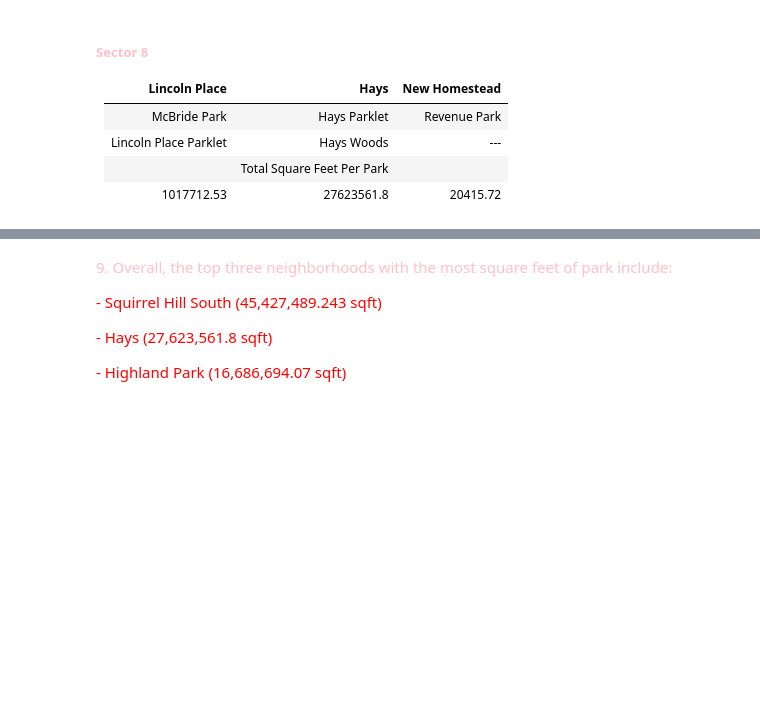
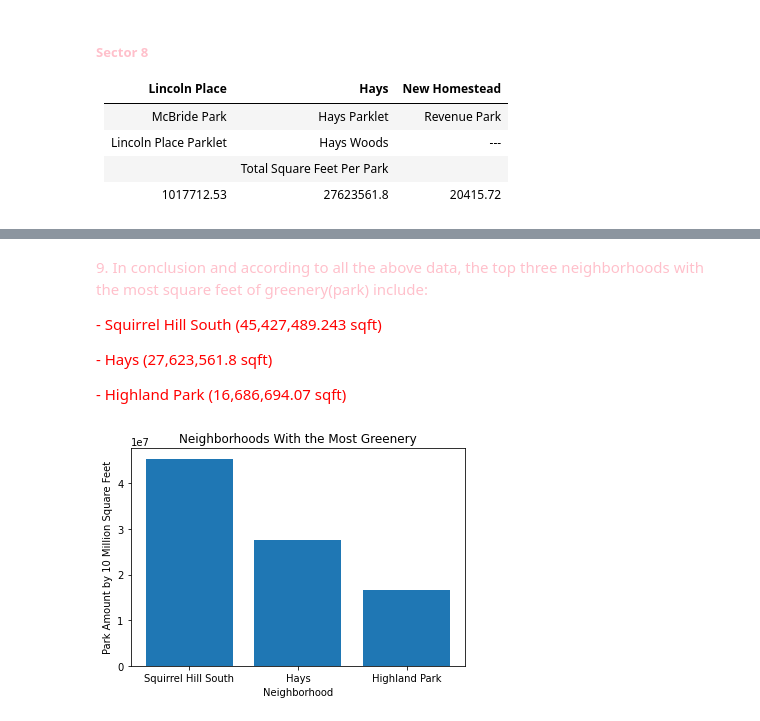
Before and after one commit to CarolineFCurtis/cmpinf0010-final-project, a Jupyter notebook: Caroline Curtis Notebook.ipynb, the cells around one changed output, grey strips where cells are left out. Saved outputs shown, nothing was run; the diff lists cells and outputs as text; code cells hidden in the pictures; blank space fills up the shorter version.

```diff
--- a/Caroline Curtis Notebook.ipynb
+++ b/Caroline Curtis Notebook.ipynb
@@ -154,8 +172,19 @@ park_by_sector[['sector', 'origpkname', 'sqft']].get_group(12)
 # %% [markdown]
-<font color='pink'> 9. Overall, the top three neighborhoods with the most square feet of park include: <font>
+<font color='pink'> 9. In conclusion and according to all the above data, the top three neighborhoods with the most square feet of greenery(park) include: <font>
 
 <font color='red'> - Squirrel Hill South (45,427,489.243 sqft)  <font>
 
 <font color='red'> - Hays (27,623,561.8 sqft)  <font>
 
 <font color='red'> - Highland Park (16,686,694.07 sqft)  <font>
+# %%
+Neighborhood = ['Squirrel Hill South', 'Hays', 'Highland Park']
+parkAmount= [45427489.243, 27623561.8, 16686694.07]
+
+plt.bar(Neighborhood, parkAmount)
+plt.title('Neighborhoods With the Most Greenery')
+plt.xlabel('Neighborhood')
+plt.ylabel('Park Amount by 10 Million Square Feet')
+plt.show()
+# %% [output]
+[figure, added]
```
Also changed, not shown: parts of 8 cells of this notebook, 1 other file.
